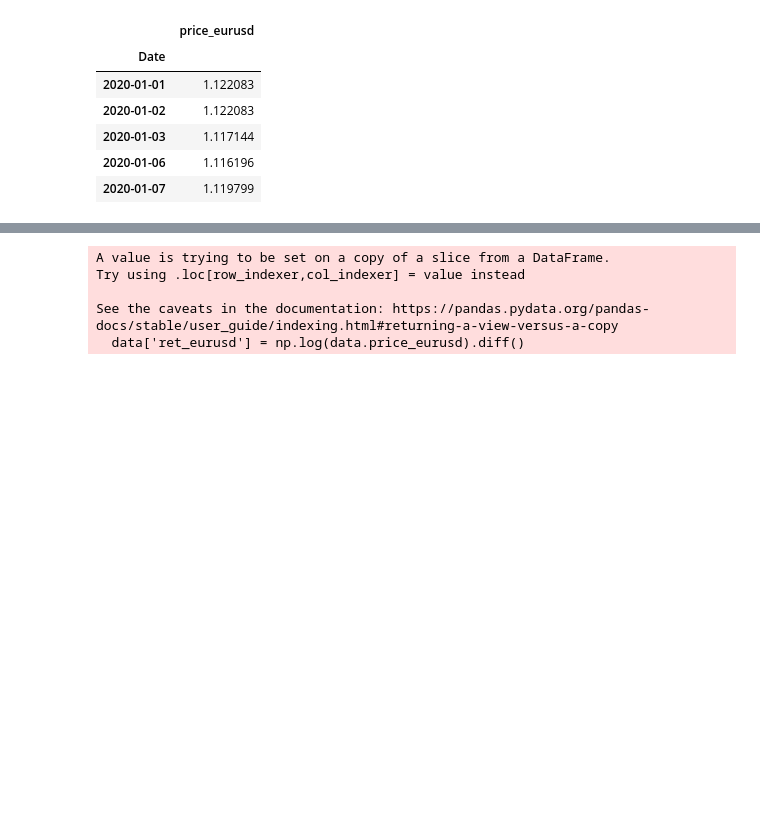
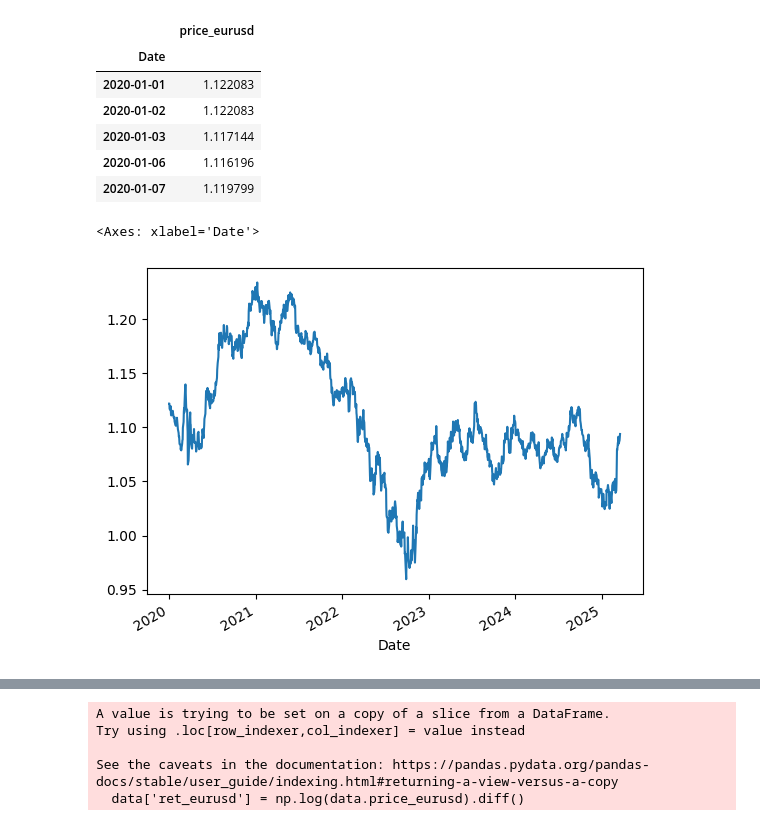
Before and after one commit to quetion/11201_investment, a Jupyter notebook: TS_Ch2_code.ipynb, the cells around one changed output, grey strips where cells are left out. Saved outputs shown, nothing was run; the diff lists cells and outputs as text; code cells hidden in the pictures; blank space fills up the shorter version.

```diff
--- a/TS_Ch2_code.ipynb
+++ b/TS_Ch2_code.ipynb
@@ -118,6 +135,11 @@ data.head()
 | 2020-01-03 | 1.117144 |
 | 2020-01-06 | 1.116196 |
 | 2020-01-07 | 1.119799 |
+# %%
+data.price_eurusd.plot()
+# %% [output]
+<Axes: xlabel='Date'>
+[figure, added]
 # %%
 # AR(1): eurusd
 y = data.price_eurusd
```
Also changed, not shown: parts of 4 cells of this notebook.
